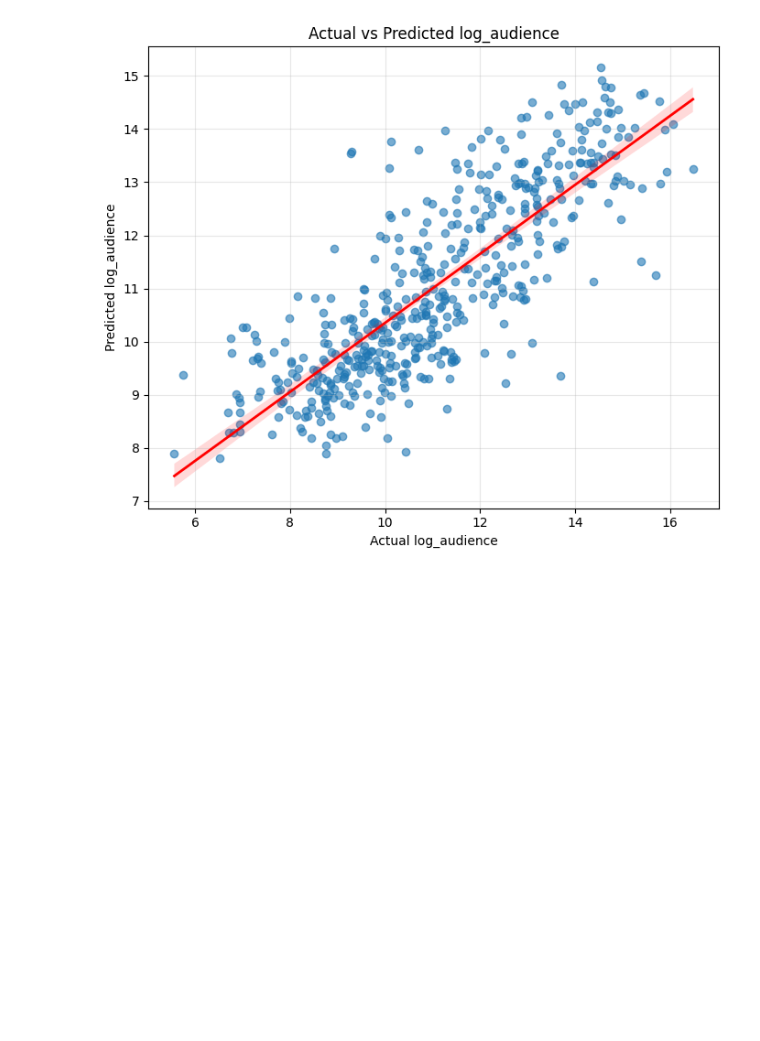
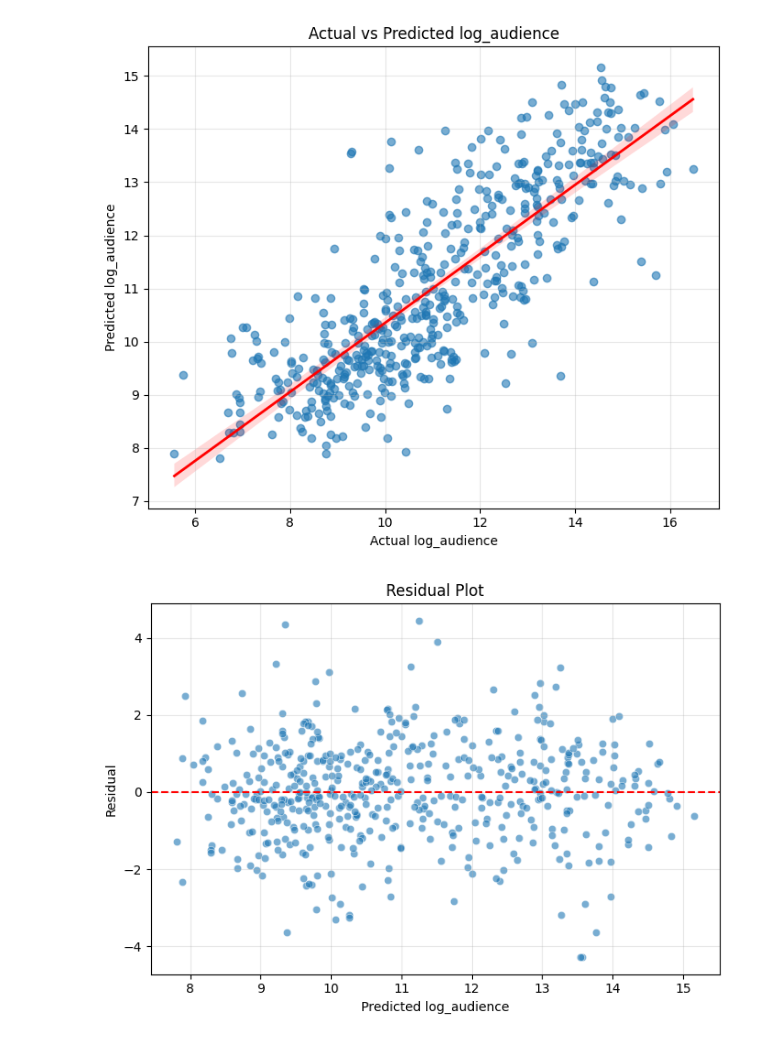
Before and after one commit to SKNETWORKS-FAMILY-AICAMP/SKN30-2nd-4Team, a Jupyter notebook: ml/03_deep_learning_v3.ipynb, the cells around one changed output. Drawn from its saved outputs; the diff is of its cells as text; code cells hidden in the pictures; blank space fills up the shorter version.

```diff
--- a/ml/03_deep_learning_v3.ipynb
+++ b/ml/03_deep_learning_v3.ipynb
@@ -718,3 +718,20 @@ plt.tight_layout()
 plt.show()
 # %% [output]
 [figure]
+# %%
+# 3. Residual Plot
+# 잔차 그래프
+# 잔차 = 실제값 - 예측값
+residuals = y_true - y_pred
+
+plt.figure(figsize=(7, 5))
+sns.scatterplot(x=y_pred, y=residuals, alpha=0.6)
+plt.axhline(0, color="red", linestyle="--")
+plt.xlabel("Predicted log_audience")
+plt.ylabel("Residual")
+plt.title("Residual Plot")
+plt.grid(alpha=0.3)
+plt.tight_layout()
+plt.show()
+# %% [output]
+[figure, added]
```
Also changed, not shown: parts of 2 cells of this notebook.
